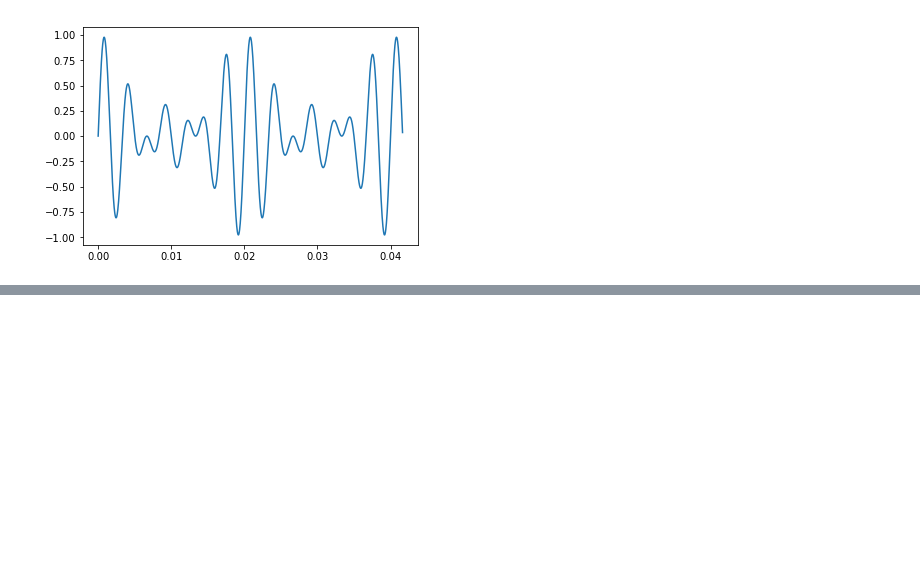
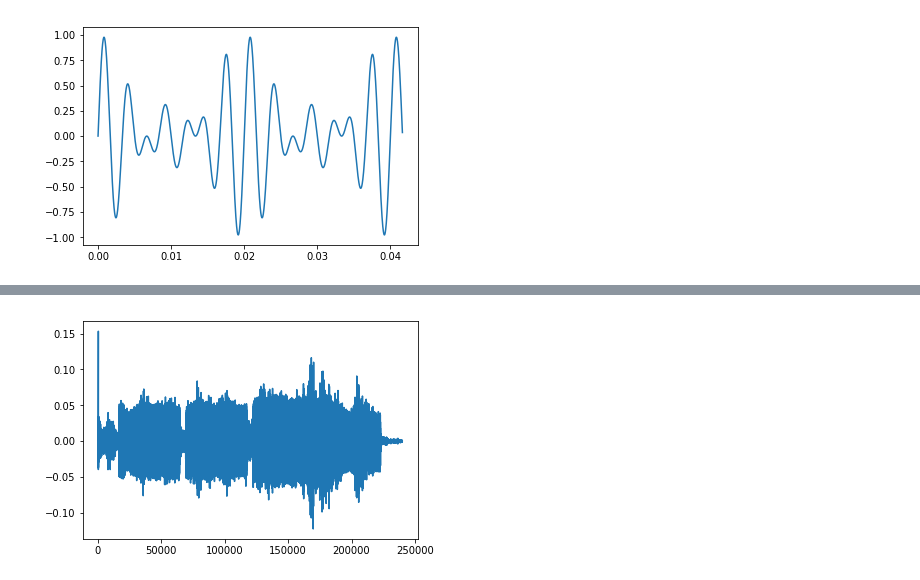
Before and after one commit to wesleygas/urban-piriquito, a Jupyter notebook: testeMaximo.ipynb, the cells around one changed output, grey strips where cells are left out. Saved outputs shown, nothing was run; the diff lists cells and outputs as text; code cells hidden in the pictures; blank space fills up the shorter version.

```diff
--- a/testeMaximo.ipynb
+++ b/testeMaximo.ipynb
@@ -74,3 +74,12 @@ myrecording = sd.playrec(finalSignal, fs, channels=1)
 tempo, sinalao = geraNum(number=1, duration=2)
 myrecording = sd.playrec(sinalao, fs, channels=1)
 #sinalao = np.concatenate([sinalao,sinalF])
+# %%
+duration = 5
+myrecording = sd.rec(int(duration * fs))
+sd.wait()
+# %%
+plt.plot(myrecording)
+plt.show()
+# %% [output]
+[figure, added]
```
Also changed, not shown: parts of 4 cells of this notebook.
